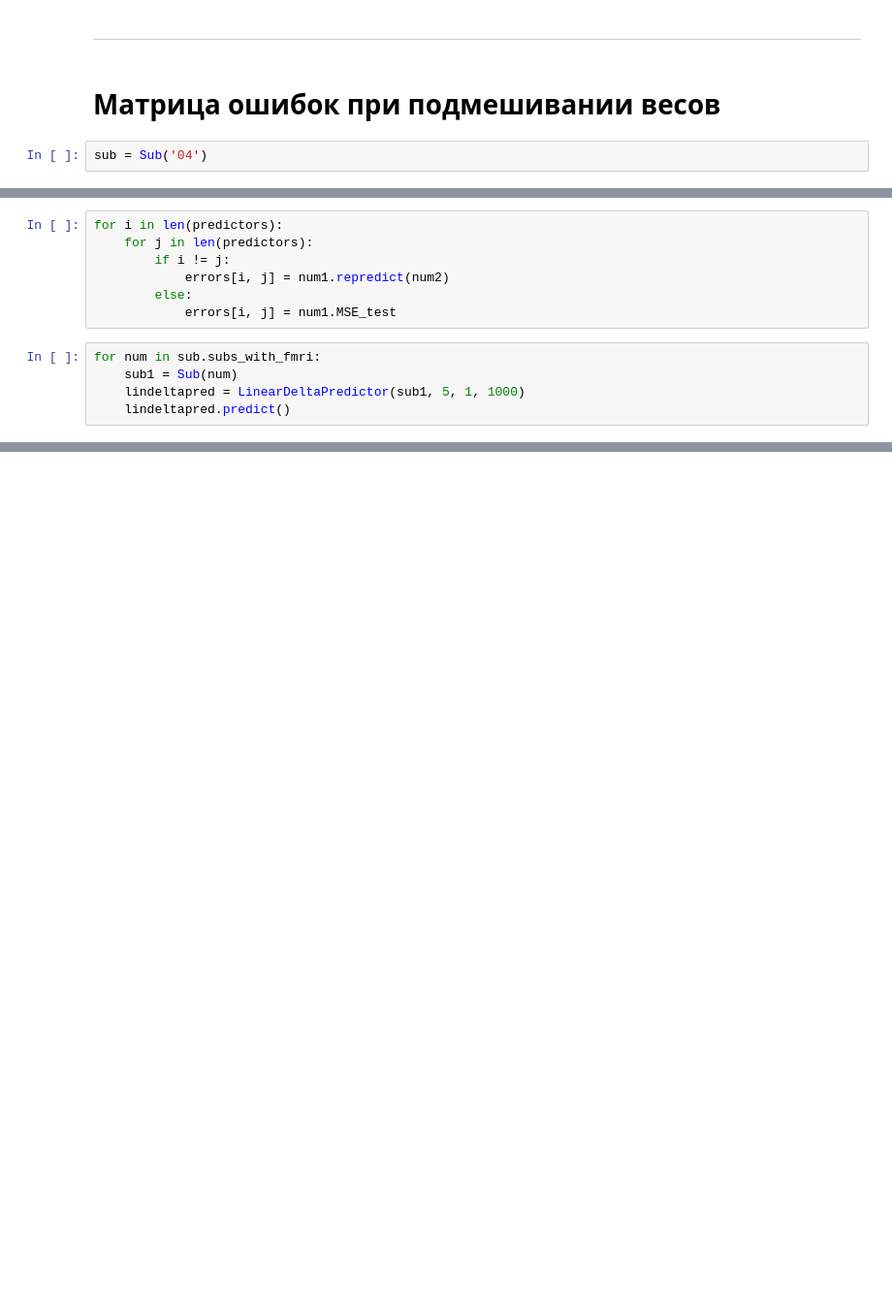
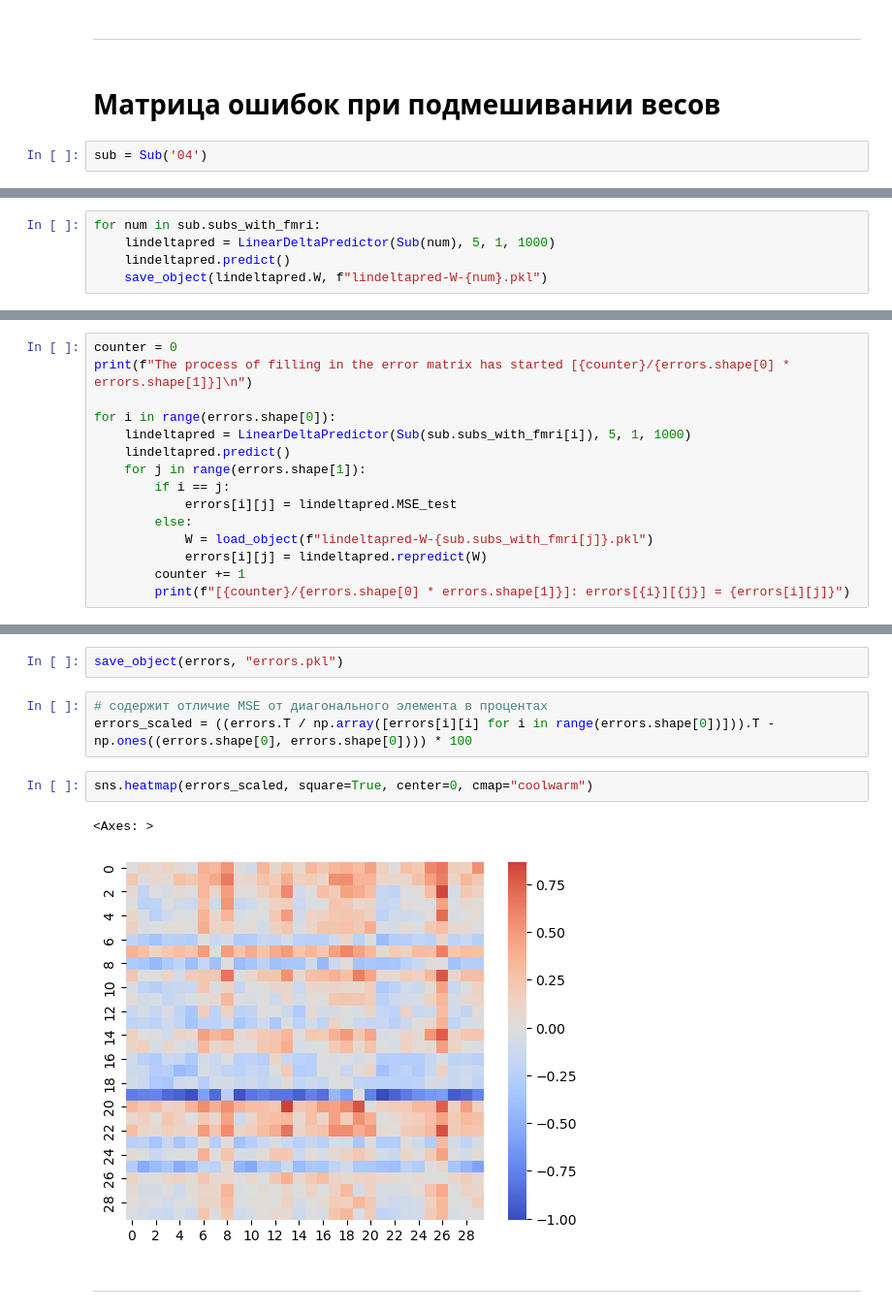
Before and after one commit to intsystems/2023-Project-112, a Jupyter notebook: code/main_experiment/main_new.ipynb, the cells around one changed output, grey strips where cells are left out. Shown at 97% size. Saved outputs shown, nothing was run; the diff lists cells and outputs as text; blank space fills up the shorter version.

```diff
--- a/code/main_experiment/main_new.ipynb
+++ b/code/main_experiment/main_new.ipynb
@@ -844,12 +413,5 @@ KeyboardInterrupt:
-# %%
-for i in len(predictors):
-    for j in len(predictors):
-        if i != j:
-            errors[i, j] = num1.repredict(num2)
-        else:
-            errors[i, j] = num1.MSE_test
 # %%
 for num in sub.subs_with_fmri:
-    sub1 = Sub(num)
-    lindeltapred = LinearDeltaPredictor(sub1, 5, 1, 1000)
+    lindeltapred = LinearDeltaPredictor(Sub(num), 5, 1, 1000)
     lindeltapred.predict()
+    save_object(lindeltapred.W, f"lindeltapred-W-{num}.pkl")
@@ -881,0 +422,15 @@ mix = LinearDeltaPredictor(sub7, 5, 1, 1000)
+# %%
+counter = 0
+print(f"The process of filling in the error matrix has started [{counter}/{errors.shape[0] * errors.shape[1]}]\n")
+
+for i in range(errors.shape[0]):
+    lindeltapred = LinearDeltaPredictor(Sub(sub.subs_with_fmri[i]), 5, 1, 1000)
+    lindeltapred.predict()
+    for j in range(errors.shape[1]):
+        if i == j:
+            errors[i][j] = lindeltapred.MSE_test
+        else:
+            W = load_object(f"lindeltapred-W-{sub.subs_with_fmri[j]}.pkl")
+            errors[i][j] = lindeltapred.repredict(W)
+        counter += 1
+        print(f"[{counter}/{errors.shape[0] * errors.shape[1]}]: errors[{i}][{j}] = {errors[i][j]}")
@@ -881,0 +455,12 @@ mix = LinearDeltaPredictor(sub7, 5, 1, 1000)
+# %%
+save_object(errors, "errors.pkl")
+# %%
+# содержит отличие MSE от диагонального элемента в процентах
+errors_scaled = ((errors.T / np.array([errors[i][i] for i in range(errors.shape[0])])).T - np.ones((errors.shape[0], errors.shape[0]))) * 100
+# %%
+sns.heatmap(errors_scaled, square=True, center=0, cmap="coolwarm")
+# %% [output]
+<Axes: >
+[figure, added]
+# %% [markdown]
+---
```
Also changed, not shown: parts of 92 cells of this notebook, 9 other files.
